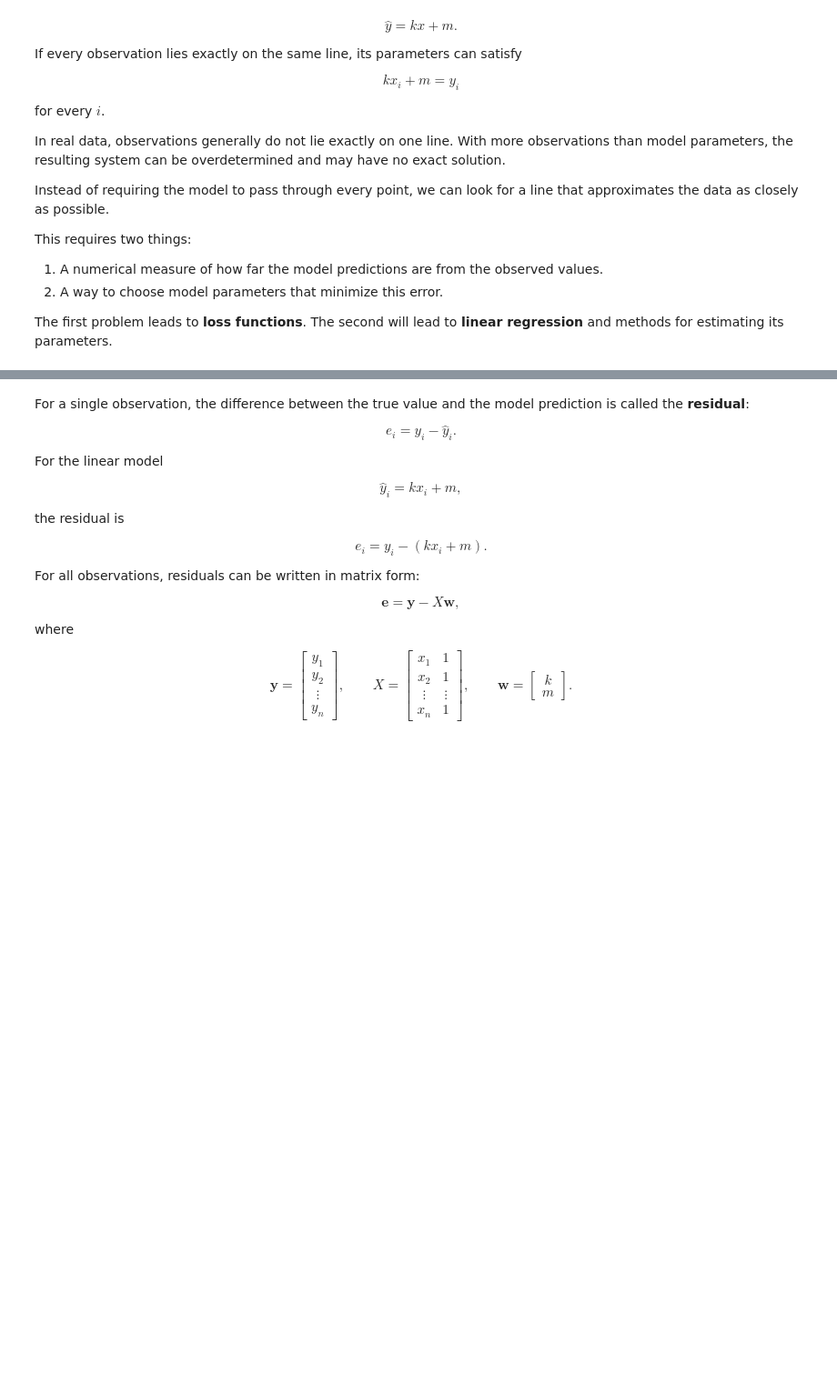
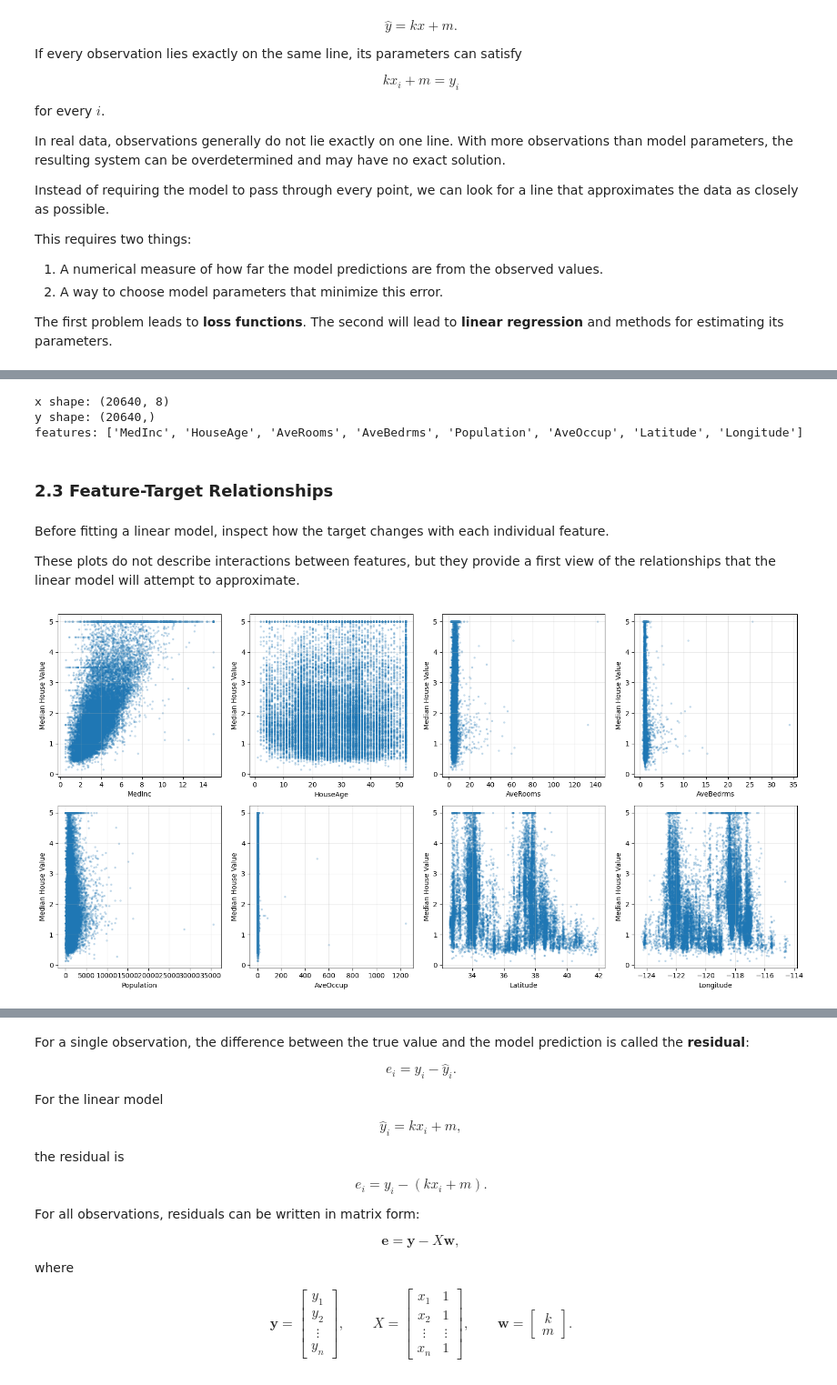
Before and after one commit to Tpoc311/applied-ai-workbench, a Jupyter notebook: ml_fundamentals/linear_models/linear_regression/linear_regression.ipynb, the cells around one changed output, grey strips where cells are left out. Shown at 91% size. Drawn from its saved outputs; the diff is of its cells as text; code cells hidden in the pictures; blank space fills up the shorter version.

Commit message:
linear_regression. Data overview started

```diff
--- a/ml_fundamentals/linear_models/linear_regression/linear_regression.ipynb
+++ b/ml_fundamentals/linear_models/linear_regression/linear_regression.ipynb
@@ -45,0 +59,7 @@ The first problem leads to **loss functions**. The second will lead to **linear
+# %%
+dataset = fetch_california_housing()
+
+x = dataset["data"]
+y = dataset["target"]
+
+feature_names = dataset["feature_names"]
@@ -45,0 +89,14 @@ The first problem leads to **loss functions**. The second will lead to **linear
+# %%
+print(f"x shape: {x.shape}")
+print(f"y shape: {y.shape}")
+print(f"features: {feature_names}")
+# %% [output]
+x shape: (20640, 8)
+y shape: (20640,)
+features: ['MedInc', 'HouseAge', 'AveRooms', 'AveBedrms', 'Population', 'AveOccup', 'Latitude', 'Longitude']
+# %% [markdown]
+### 2.3 Feature-Target Relationships
+# %% [markdown]
+Before fitting a linear model, inspect how the target changes with each individual feature.
+
+These plots do not describe interactions between features, but they provide a first view of the relationships that the linear model will attempt to approximate.
@@ -45,0 +106,13 @@ The first problem leads to **loss functions**. The second will lead to **linear
+# %%
+fig, axes = plt.subplots(2, 4, figsize=(16, 8))
+
+for i, (ax, feature_name) in enumerate(zip(axes.flat, feature_names)):
+    ax.scatter(x[:, i], y, s=5, alpha=0.2)
+    ax.set_xlabel(feature_name)
+    ax.set_ylabel("Median House Value")
+    ax.grid(alpha=0.3)
+
+plt.tight_layout()
+plt.show()
+# %% [output]
+[figure, added]
```
Also changed, not shown: parts of 19 cells of this notebook.
